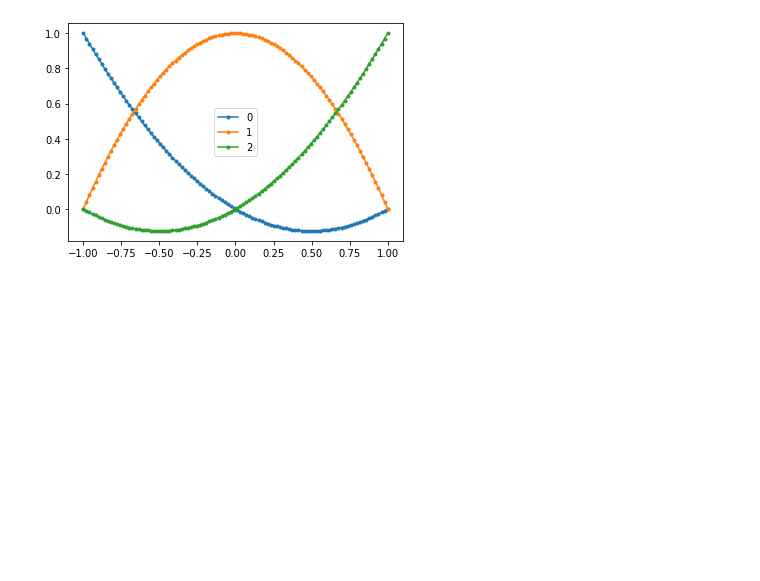
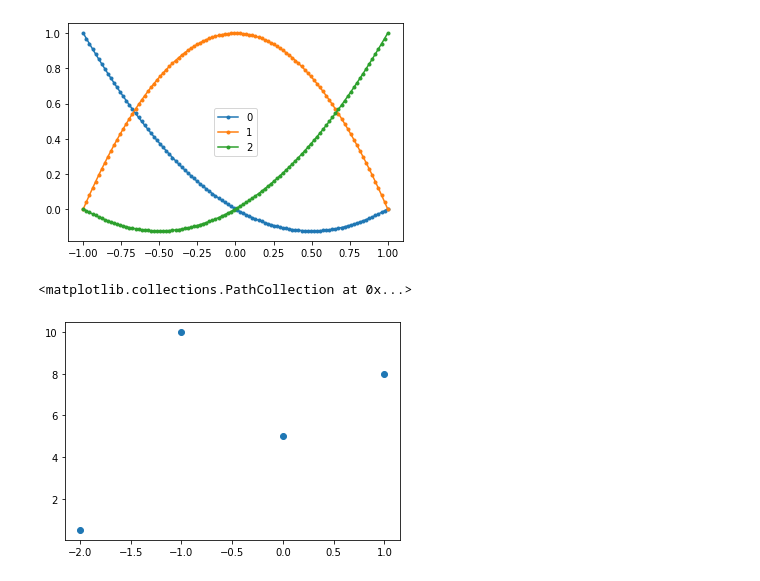
Before and after one commit to oli300ver/MetodosComputacionales202320, a Jupyter notebook: Week4/InterpolacionLagrange.ipynb, the cells around one changed output. Cells and saved outputs as stored; diff of their text form; code cells hidden in the pictures; blank space fills up the shorter version.

```diff
--- a/Week4/InterpolacionLagrange.ipynb
+++ b/Week4/InterpolacionLagrange.ipynb
@@ -18,3 +18,11 @@ plt.legend()
 # %% [output]
 <matplotlib.legend.Legend at 0x...>
 [figure]
+# %%
+X = np.array([-1.,0.,1.,-2],dtype=np.float64)
+Y = np.array([10.,5.,8.,.5],dtype=np.float64)
+# %%
+plt.scatter(X,Y)
+# %% [output]
+<matplotlib.collections.PathCollection at 0x...>
+[figure, added]
```
Also changed, not shown: parts of 4 cells of this notebook.
